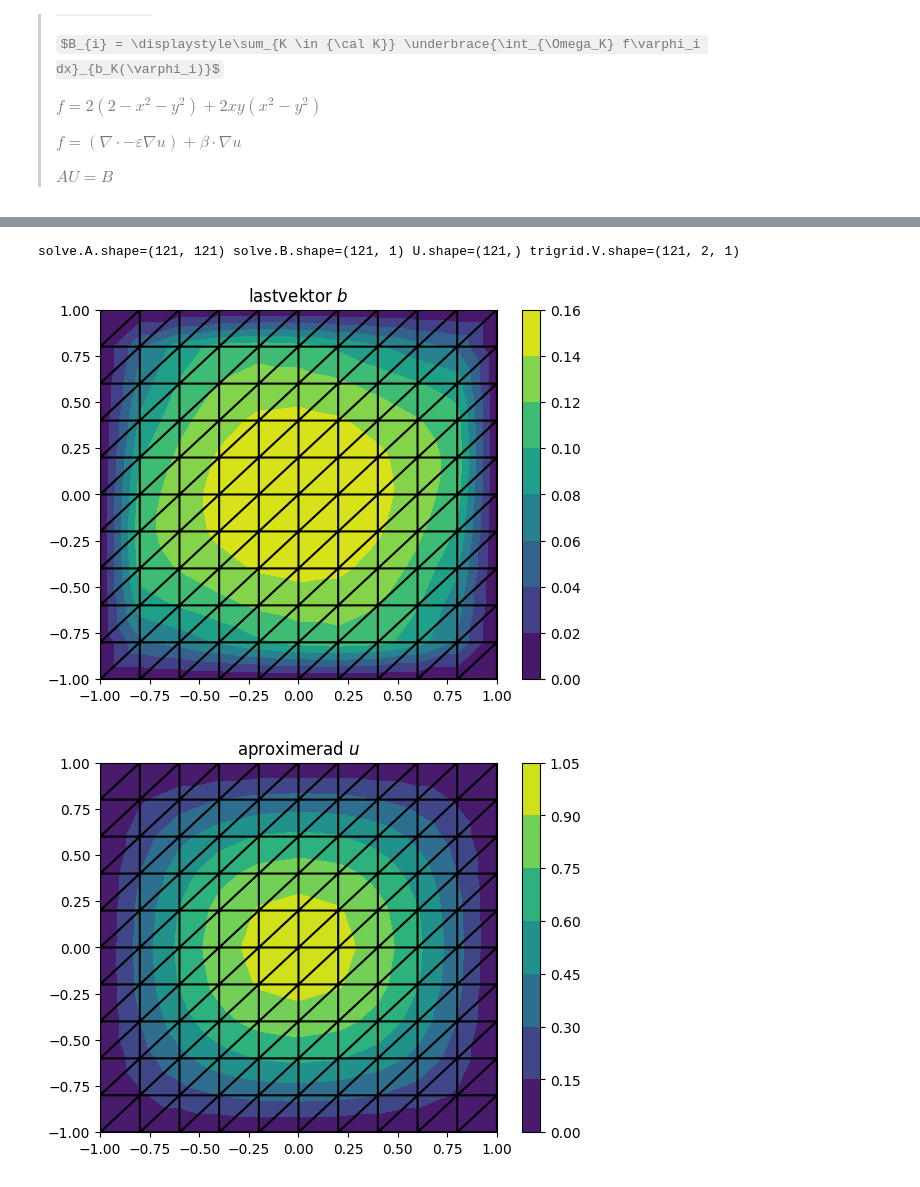
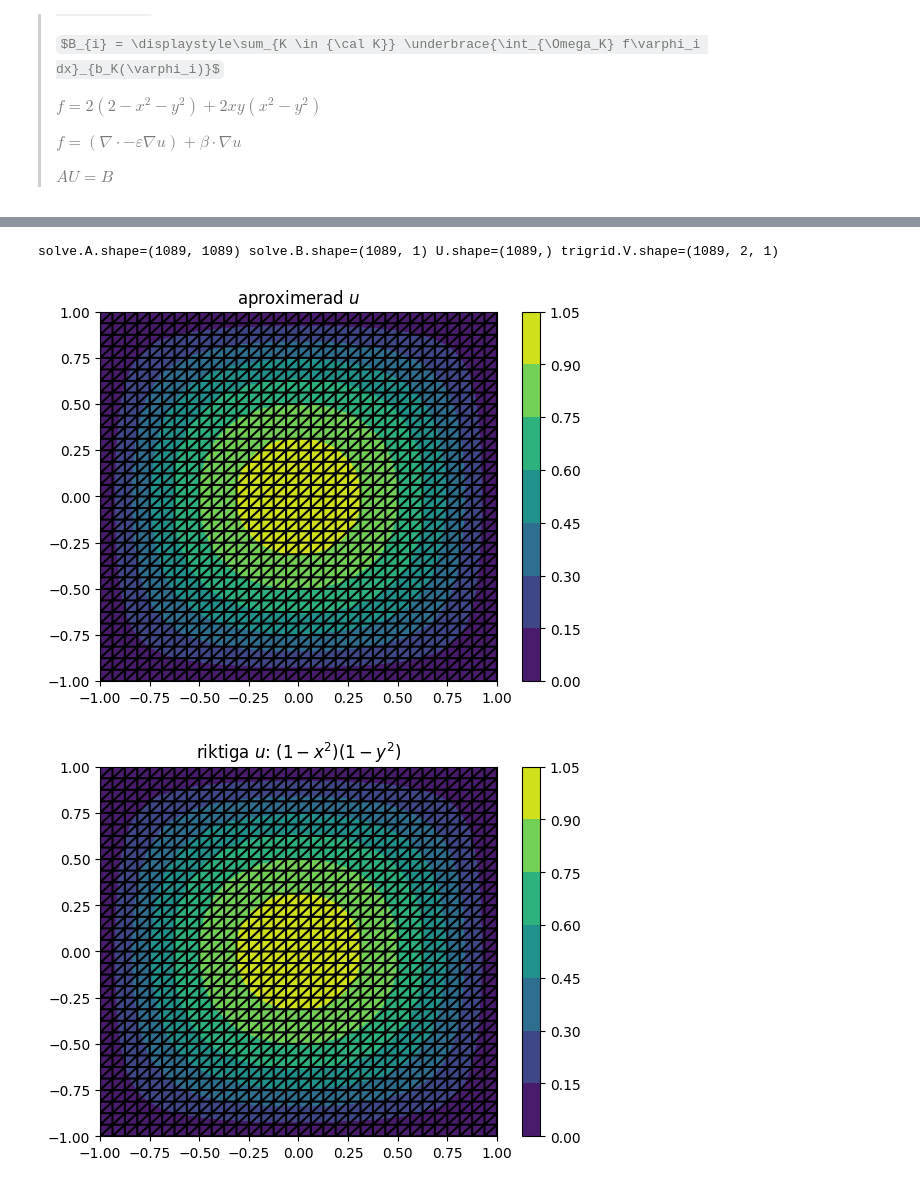
Before and after one commit to wiluxgit/MVE270_2024, a Jupyter notebook: 11z.ipynb, the cells around one changed output, grey strips where cells are left out. Cells and saved outputs as stored; diff of their text form; code cells hidden in the pictures; some formulas as TeX source.

```diff
--- a/11z.ipynb
+++ b/11z.ipynb
@@ -846,44 +867,45 @@ nonco pidx=4
 > $AU = B$
 # %%
 # Här är det som beror på just vårt problem
+# v definierar våra Ak och Bk integrander och dirlectvilkor
+
+#==== SETUP: definiera alla argument för vårt problem ====
+def advdiff_a_integrand(i: AkIntegrandArgs) -> float:
+    def beta(pos: Vector2) -> Vector2:
+        (x,), (y,) = pos
+        return np.asarray([[-y], [x]])
+    epsilon = 1.0
+    ak = dot2(epsilon * i.nabla_u, i.nabla_v) + dot2(beta(i.x), i.nabla_u) * i.v
+    return ak * i.dx
+
+def advdiff_b_integrand(i: AkIntegrandArgs) -> float:
+    def f(pos: Vector2) -> float:
+        (x,), (y,) = pos
+        return 2*(2-x**2-y**2) + 2*x*y*(x**2-y**2)
+    bk = f(i.x) * i.v
+    return bk * i.dx
+
+def advdiff_dirilecht(i: DirilechtArgs):
+    # Applicera Dirilectvilkor (≈6.262)
+    for nod_idx, ((x,), (y,)) in enumerate(i.trigrid.V):
+        # nollställ alla A/B som ligger på randen av Omega
+        if np.isclose(x, -1) or np.isclose(x, 1) or np.isclose(y, -1) or np.isclose(y, 1):
+            i.mut_A[nod_idx, :] = 0
+            i.mut_A[:, nod_idx] = 0
+            i.mut_A[nod_idx, nod_idx] = 1
+            i.mut_B[nod_idx] = 0
 
 def test_solve():
-    #==== SETUP: definiera alla argument för vårt problem ====
-    def a_integrand(i: AkIntegrandArgs) -> float:
-        def beta(pos: Vector2) -> Vector2:
-            (x,), (y,) = pos
-            return np.asarray([[-y], [x]])
-        epsilon = 1.0
-        ak = dot2(epsilon * i.nabla_u, i.nabla_v) + dot2(beta(i.x), i.nabla_u) * i.v
-        return ak * i.dx
-
-    def b_integrand(i: AkIntegrandArgs) -> float:
-        def f(pos: Vector2) -> float:
-            (x,), (y,) = pos
-            return 2*(2-x**2-y**2) + 2*x*y*(x**2-y**2)
-        bk = f(i.x) * i.v
-        return bk * i.dx
-
-    def dirilecht(i: DirilechtArgs):
-        # Applicera Dirilectvilkor (≈6.262)
-        for pidx, ((x,), (y,)) in enumerate(i.trigrid.V):
-            # nollställ alla A/B som ligger på randen av Omega
-            if np.isclose(x, -1) or np.isclose(x, 1) or np.isclose(y, -1) or np.isclose(y, 1):
-                i.mut_A[pidx, :] = 0
-                i.mut_A[:, pidx] = 0
-                i.mut_A[pidx, pidx] = 1
-                i.mut_B[pidx] = 0
-
     #==== SETUP: nätet ====#
-    rx = 10
+    rx = 32
     trigrid = TriangulatedGrid(nx=rx, ny=rx, xmin=-1, xmax=1, ymin=-1, ymax=1)
 
     #==== Lös problemet ====#
     solve = StiffnessMatrixSolve2d(
         trigrid=trigrid,
-        lhs=a_integrand,
-        rhs=b_integrand,
-        dirilecht=dirilecht,
+        lhs=advdiff_a_integrand,
+        rhs=advdiff_b_integrand,
+        dirilecht=advdiff_dirilecht,
     )
 
     #==== Plotta Reusultatet ====#
@@ -893,7 +915,7 @@ def test_solve():
     U: ndarray = scipy.sparse.linalg.spsolve(solve.A, solve.B)
     print(f"{solve.A.shape=} {solve.B.shape=} {U.shape=} {trigrid.V.shape=}")
 
-    show_trigrid_evaluated(trigrid, solve.B[:,0], title="lastvektor $b$")
+    #show_trigrid_evaluated(trigrid, solve.B[:,0], title="lastvektor $b$")
     show_trigrid_evaluated(trigrid, U, title="aproximerad $u$")
 
     U_real = (1-np.pow(trigrid.xs, 2)) * (1-np.pow(trigrid.ys, 2))
@@ -905,3 +927,3 @@ test_solve()
-solve.A.shape=(121, 121) solve.B.shape=(121, 1) U.shape=(121,) trigrid.V.shape=(121, 2, 1)
+solve.A.shape=(1089, 1089) solve.B.shape=(1089, 1) U.shape=(1089,) trigrid.V.shape=(1089, 2, 1)
-[figure, old version]
+[figure, new version]
-[figure, old version]
+[figure, new version]
```
Also changed, not shown: parts of 17 cells of this notebook.
